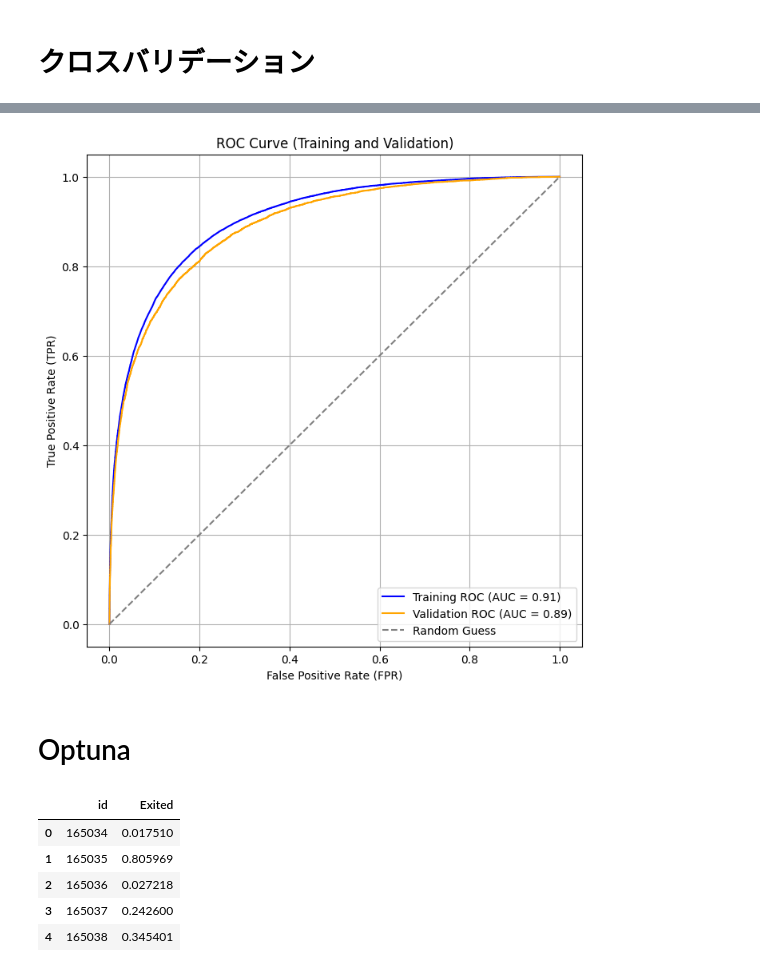
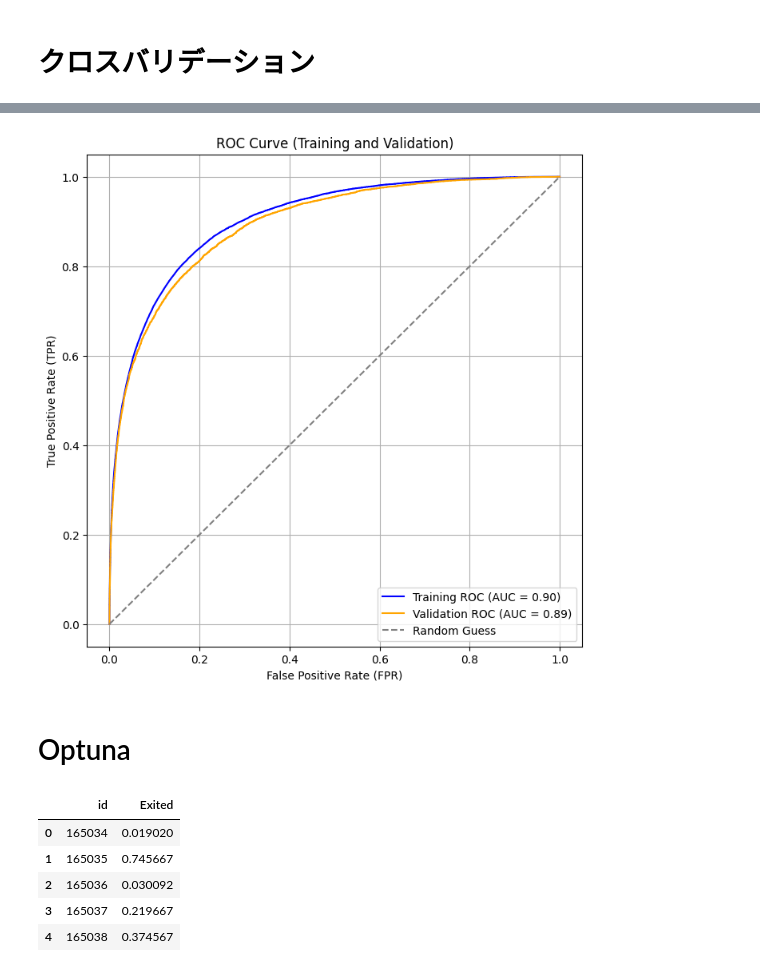
Before and after one commit to skyshine460/Binary-Classification-with-a-Bank-Churn-Dataset, a Jupyter notebook: notebookf7f7e4f5c0.ipynb, the cells around one changed output, grey strips where cells are left out. Cells and saved outputs as stored; diff of their text form; code cells hidden in the pictures.

```diff
--- a/notebookf7f7e4f5c0.ipynb
+++ b/notebookf7f7e4f5c0.ipynb
@@ -280,6 +280,10 @@ def category_and_category(col1, col2):
     train_df[col1+"_"+col2] = train_df[col1+"_"+col2].astype('category')
     test_df[col1+"_"+col2] = test_df[col1].astype(str) + '_' + test_df[col2].astype(str)
     test_df[col1+"_"+col2] = test_df[col1+"_"+col2].astype('category')
+# %%
+# Surname
+train_df['Surname_count'] = train_df['Surname'].map(train_df['Surname'].value_counts())
+test_df['Surname_count'] = test_df['Surname'].map(test_df['Surname'].value_counts())
 # %%
 # 'Geography' (0:Female, 1:Male)
 label_encoding(train_df, test_df, 'Gender')
@@ -635,7 +639,7 @@ plot_histograms(train_df, 'Salary_per_Age2', bins=100)
 # %% [markdown]
 # モデル用データセット
 # %%
-features = ['Surname', 'Gender', 'Age', 'NumOfProducts', 'Geography', 'HasCrCard', 'IsActiveMember', 'Tenure', 'EstimatedSalary', 'CreditScore', 'Age_group', 'Age_for_account_opening_group', 'Balance_per_NumOfProducts']
+features = ['Surname','Surname_count', 'Gender', 'Age', 'NumOfProducts', 'Geography', 'HasCrCard', 'IsActiveMember', 'Tenure', 'EstimatedSalary', 'CreditScore', 'Age_group', 'Age_for_account_opening_group', 'Balance_per_NumOfProducts']
 
 x_train = train_df[features]
 y_train = train_df['Exited']
@@ -819,7 +826,7 @@ plt.legend(loc='lower right')
 plt.grid()
 plt.show()
 # %% [output]
-[figure, old version]
+[figure, new version]
 # %% [markdown]
 # Optuna
 # %%
@@ -921,23 +928,23 @@ plt.show()
 # %%
 y_pred_prob = model.predict_proba(test_df[features])[:, 1]
 
 
 sub = pd.read_csv('/kaggle/input/playground-series-s4e1/sample_submission.csv')
 test_ids = sub['id']
 
 submission = pd.DataFrame({
     'id': test_ids,
     'Exited': y_pred_prob
 })
 
-submission_name = "bank_submission6"
+submission_name = "bank_submission7"
 
 submission.to_csv(f'{submission_name}.csv', index=False)
 submission.head()
 # %% [output]
 |  | id | Exited |
-| 0 | 165034 | 0.017510 |
-| 1 | 165035 | 0.805969 |
-| 2 | 165036 | 0.027218 |
-| 3 | 165037 | 0.242600 |
-| 4 | 165038 | 0.345401 |
+| 0 | 165034 | 0.019020 |
+| 1 | 165035 | 0.745667 |
+| 2 | 165036 | 0.030092 |
+| 3 | 165037 | 0.219667 |
+| 4 | 165038 | 0.374567 |
```
Also changed, not shown: parts of 5 cells of this notebook.
